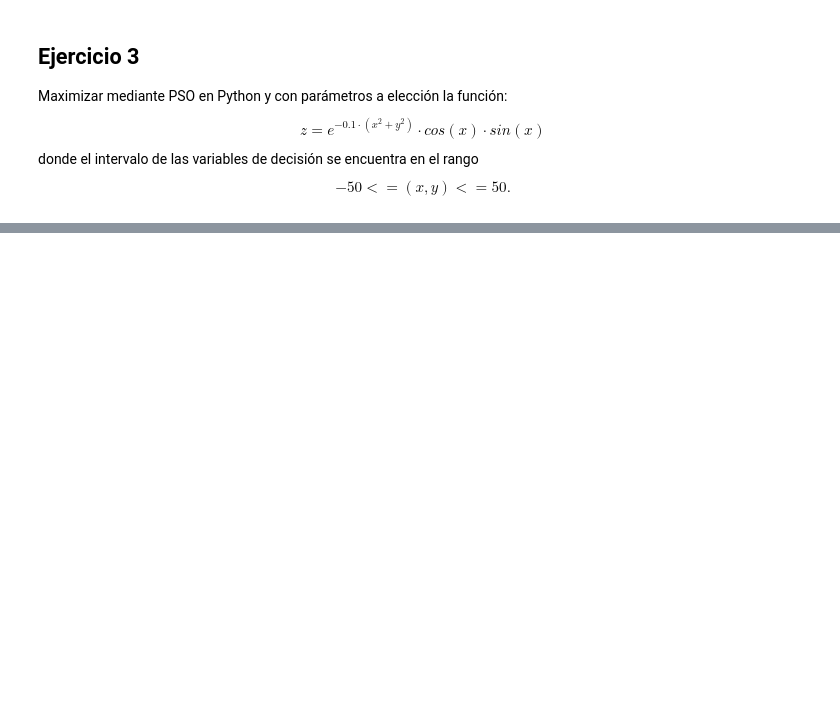
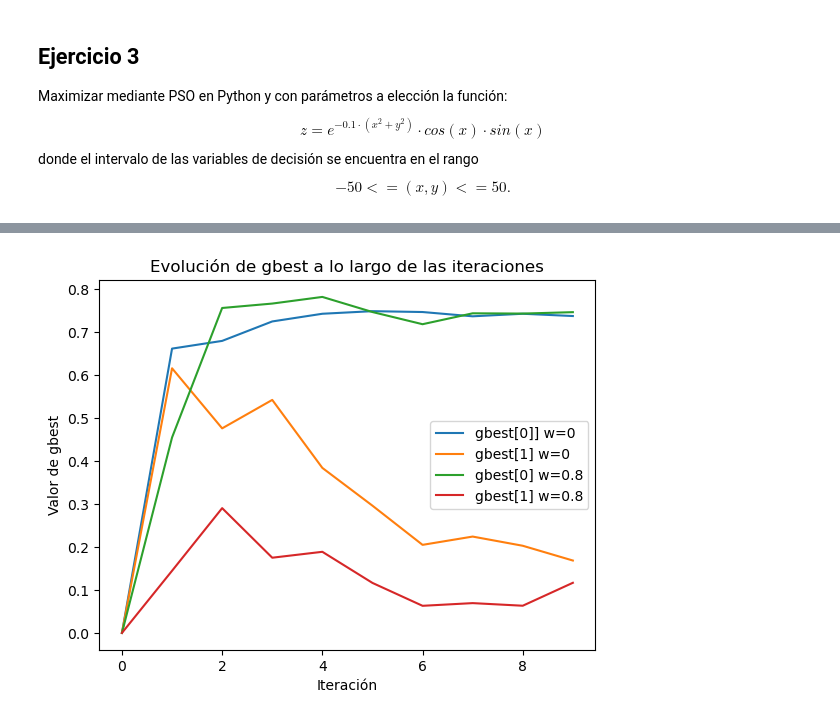
Before and after one commit to gx-ceia-tps/evolutionary-algorithms, a Jupyter notebook: ea-tp2/TP2.ipynb, the cells around one changed output, grey strips where cells are left out. Drawn from its saved outputs; the diff is of its cells as text; code cells hidden in the pictures; blank space fills up the shorter version.

```diff
--- a/ea-tp2/TP2.ipynb
+++ b/ea-tp2/TP2.ipynb
@@ -598,9 +590,22 @@ plt.show()
 n_particles = 20  # numero de particulas en el enjambre
 n_dimensions = 2  # dimensiones del espacio de busqueda (x1 y x2)
 max_iterations = 10  # numero máximo de iteraciones para la optimizacion
+times2run = 30
 c1 = 2
 c2 = 2  # coeficientes de aceleracion
 w = 0.  # Factor de inercia
 
-gbest, gbest_fit, gbest_fit_history = PSO(n_particles, n_dimensions, max_iterations, c1, c2, w, f, g1, g2)
+all_histories3_2 = []
+gbest_final_positions3_2 = []  # Para guardar el gbest de cada ejecución
+gbest_final_fits3_2 = []  # Para guardar el gbest_fit de cada ejecución
+
+for i in range(times2run):
+    gbest3_2, gbest_fit3_2, gbest_history3_2 = PSO(n_particles, n_dimensions, max_iterations, c1, c2, w, f, g1, g2)
+    all_histories3_2.append(gbest_history3_2)
+    gbest_final_positions3_2.append(gbest3_2)  # Guardar la mejor posición final
+    gbest_final_fits3_2.append(gbest_fit3_2)  # Guardar la mejor aptitud final
+
+gbest_mean3_2 = np.mean(gbest_final_positions3_2, axis=0)
+gbest_fit_mean3_2 = np.mean(gbest_final_fits3_2)
+gbest_history_mean3_2 = np.mean(all_histories3_2, axis=0)
 # %% [output]
@@ -609 +629,13 @@ Valor optimo: 0.45266462661719886
+# %%
+plt.plot(range(max_iterations), gbest_history_mean3_2[:,0], label='gbest[0]] w=0')
+plt.plot(range(max_iterations), gbest_history_mean3_2[:,1], label='gbest[1] w=0')
+plt.plot(range(max_iterations), gbest_history_mean3_1[:,0], label='gbest[0] w=0.8')
+plt.plot(range(max_iterations), gbest_history_mean3_1[:,1], label='gbest[1] w=0.8')
+plt.xlabel('Iteración')
+plt.ylabel('Valor de gbest')
+plt.title('Evolución de gbest a lo largo de las iteraciones')
+plt.legend()
+plt.show()
+# %% [output]
+[figure, added]
 # %%
```
Also changed, not shown: parts of 21 cells of this notebook.
